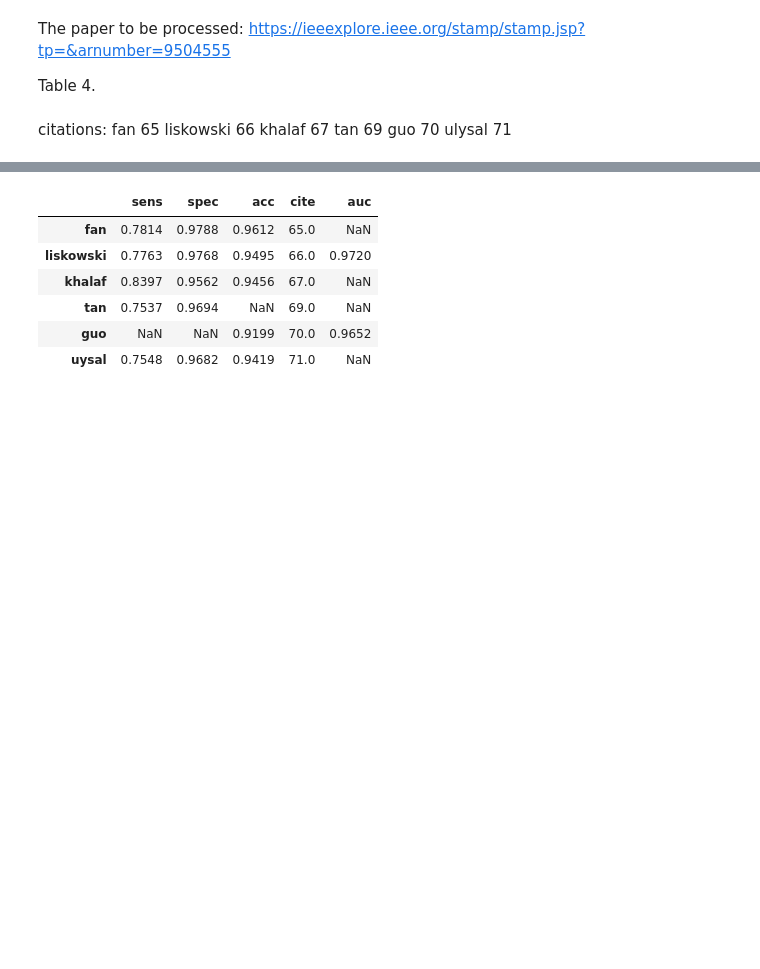
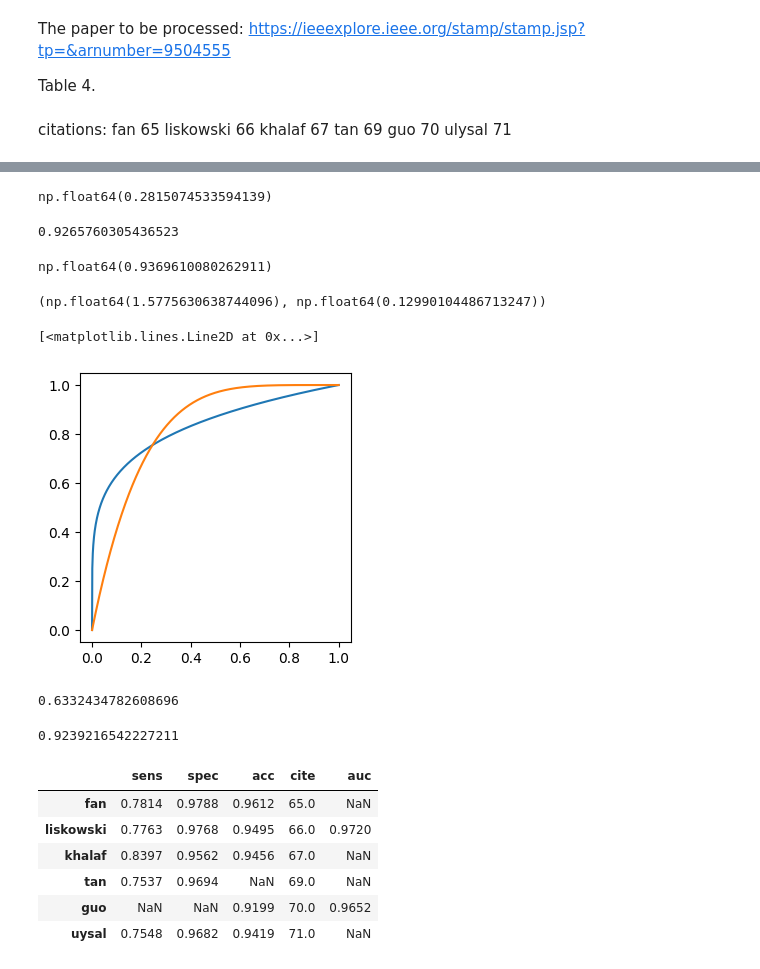
Before and after one commit to FalseNegativeLab/mlscorecheck, a Jupyter notebook: notebooks/auc_experiments/05-application-retinal-vessel.ipynb, the cells around one changed output, grey strips where cells are left out. Saved outputs shown, nothing was run; the diff lists cells and outputs as text; code cells hidden in the pictures; blank space fills up the shorter version.

```diff
--- a/notebooks/auc_experiments/05-application-retinal-vessel.ipynb
+++ b/notebooks/auc_experiments/05-application-retinal-vessel.ipynb
@@ -58,3 +93,38 @@ data = {
+# %%
+one_exponent(0.7763, 0.9768)
+# %% [output]
+np.float64(0.2815074533594139)
+# %%
+(1/0.2815)/((1/0.2815) + 0.2815)
+# %% [output]
+0.9265760305436523
+# %%
+np.log10(1 - 0.9768)/(np.log10(1 - 0.9768) + np.log10(0.7763))
+# %% [output]
+np.float64(0.9369610080262911)
+# %%
+exp_fpr, exp_tpr
+# %% [output]
+(np.float64(1.5775630638744096), np.float64(0.12990104486713247))
+# %%
+plt.figure(figsize=(3.5, 3.5))
+x = np.linspace(0, 1, 1001)
+#plt.plot(x**5, x**0.2)
+#plt.plot(x, x**5)
+plt.plot(x, x**0.2)
+
+#plt.plot((1-(x)**0.2), 1 - x)
+plt.plot(x, 1 - (1 - x)**5)
+
+#plt.plot(x, ((x**0.2) + (1 - (1 - x)**5))/2)
+# %% [output]
+[<matplotlib.lines.Line2D at 0x...>]
+[figure, added]
+# %%
+auc_analytic({'sens': 0.7252, 'spec': 0.9798} | {'p': 200000, 'n': 30000})
+# %% [output]
+0.6332434782608696
+0.9239216542227211
 # %%
 data = pd.DataFrame(data).T
 # %%
```
Also changed, not shown: parts of 7 cells of this notebook, 17 other files.
